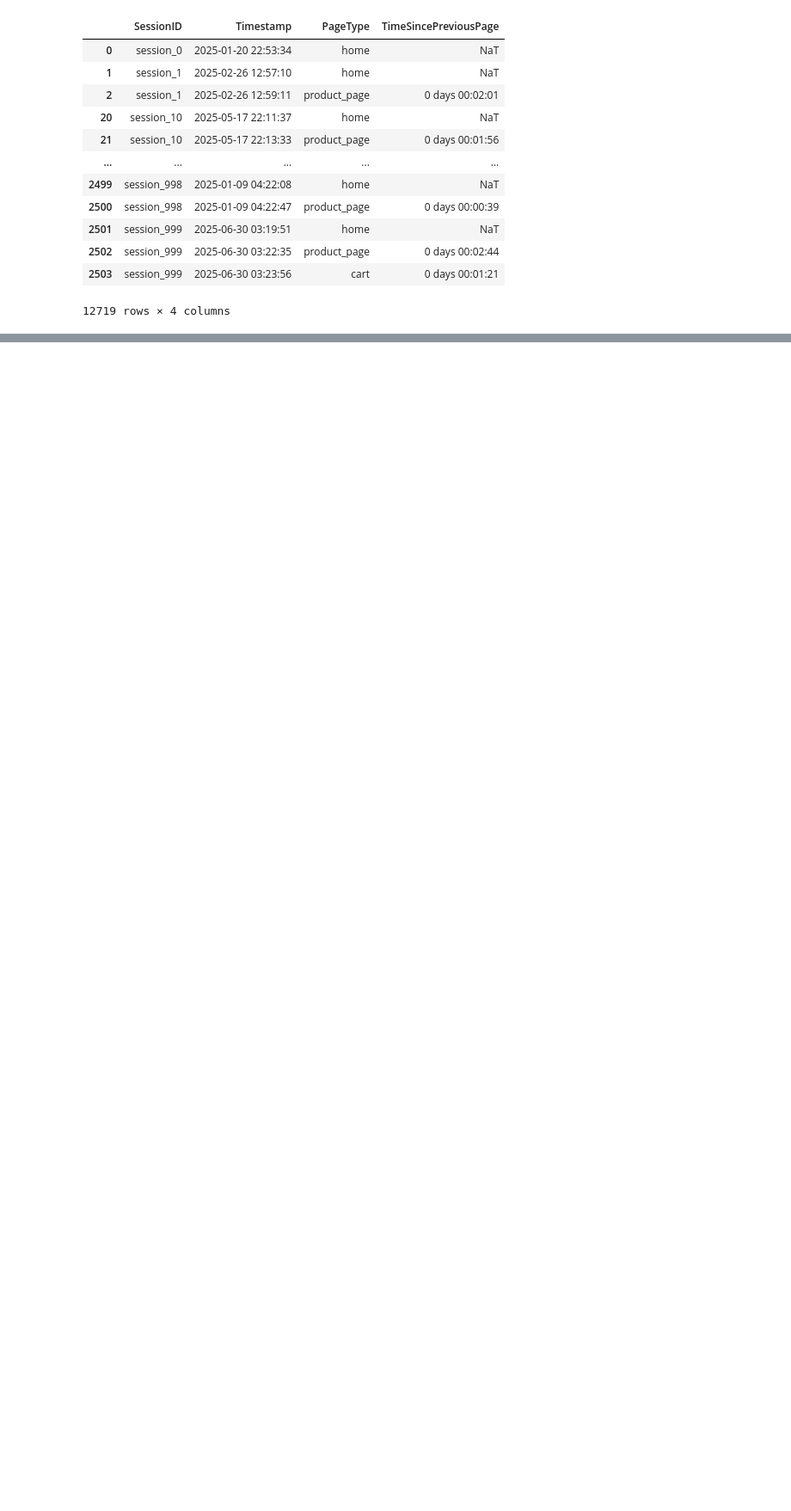
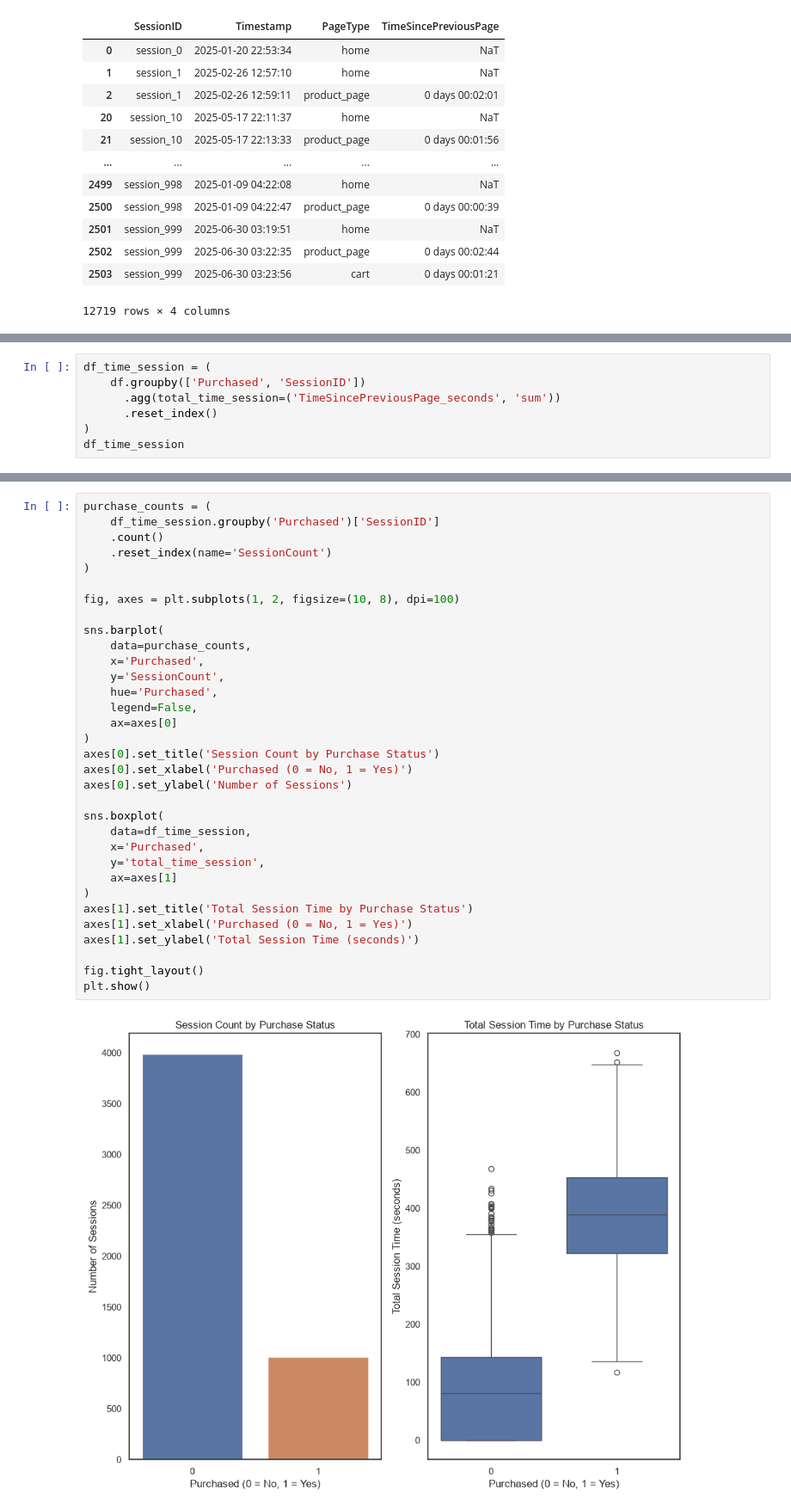
Before and after one commit to RondinellyOliveira/Funnel-Drop, a Jupyter notebook: Funnel_drop_analysis.ipynb, the cells around one changed output, grey strips where cells are left out. Shown at 86% size. Saved outputs shown, nothing was run; the diff lists cells and outputs as text; blank space fills up the shorter version.

Commit message:
explore time analysis

```diff
--- a/Funnel_drop_analysis.ipynb
+++ b/Funnel_drop_analysis.ipynb
@@ -883,0 +899,7 @@ df[['SessionID', 'Timestamp', 'PageType', 'TimeSincePreviousPage']]
+# %%
+df_time_session = (
+    df.groupby(['Purchased', 'SessionID'])
+      .agg(total_time_session=('TimeSincePreviousPage_seconds', 'sum'))
+      .reset_index()
+)
+df_time_session
@@ -883,0 +927,35 @@ df[['SessionID', 'Timestamp', 'PageType', 'TimeSincePreviousPage']]
+# %%
+purchase_counts = (
+    df_time_session.groupby('Purchased')['SessionID']
+    .count()
+    .reset_index(name='SessionCount')
+)
+
+fig, axes = plt.subplots(1, 2, figsize=(10, 8), dpi=100)
+
+sns.barplot(
+    data=purchase_counts,
+    x='Purchased',
+    y='SessionCount',
+    hue='Purchased',
+    legend=False,
+    ax=axes[0]
+)
+axes[0].set_title('Session Count by Purchase Status')
+axes[0].set_xlabel('Purchased (0 = No, 1 = Yes)')
+axes[0].set_ylabel('Number of Sessions')
+
+sns.boxplot(
+    data=df_time_session,
+    x='Purchased',
+    y='total_time_session',
+    ax=axes[1]
+)
+axes[1].set_title('Total Session Time by Purchase Status')
+axes[1].set_xlabel('Purchased (0 = No, 1 = Yes)')
+axes[1].set_ylabel('Total Session Time (seconds)')
+
+fig.tight_layout()
+plt.show()
+# %% [output]
+[figure, added]
```
Also changed, not shown: parts of 4 cells of this notebook.
